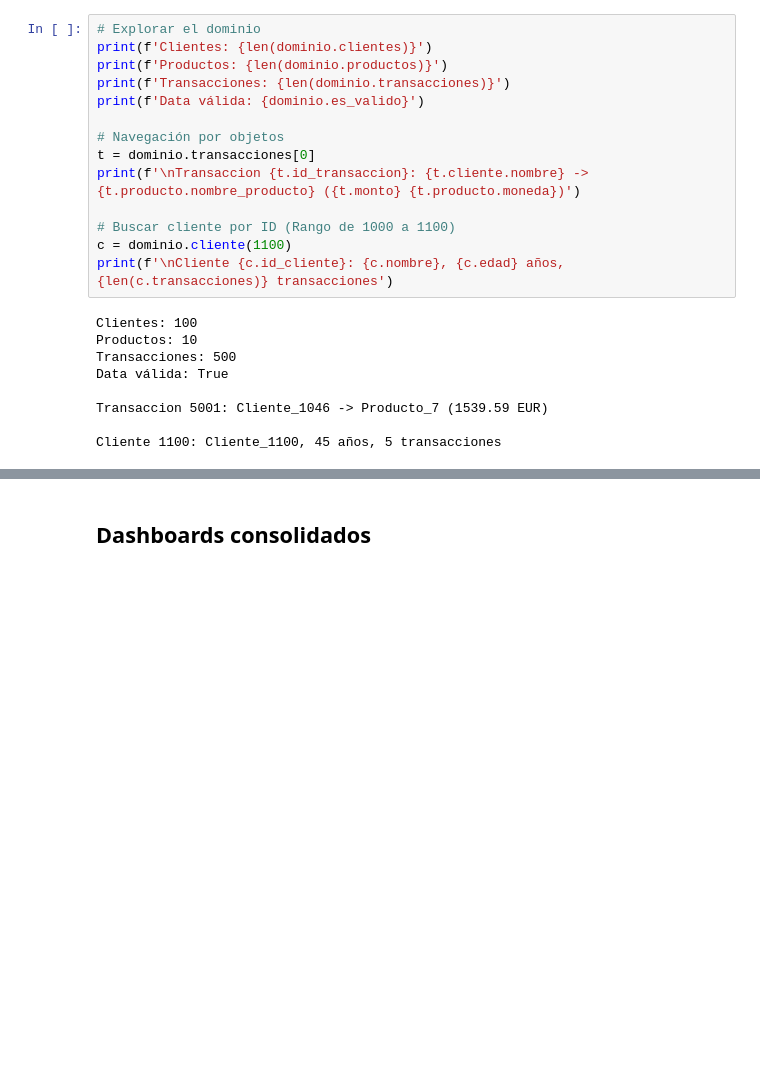
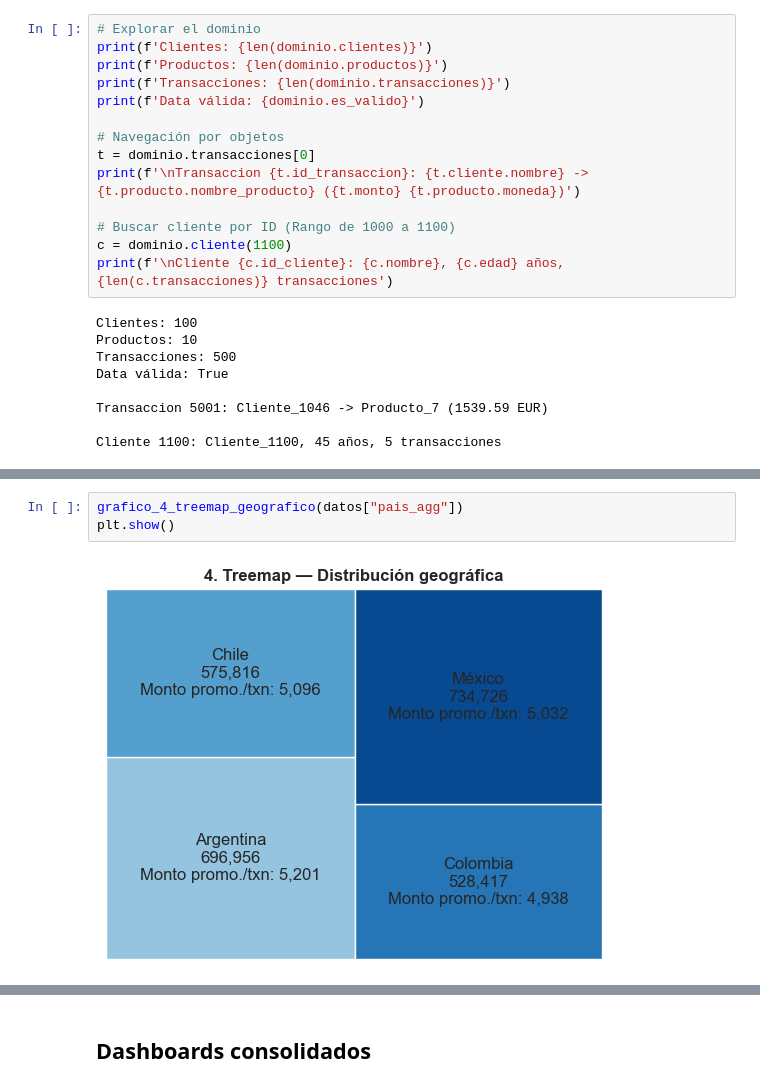
Before and after one commit to FranJCastilloC/Prueba-Tecnica-Popular, a Jupyter notebook: ide.ipynb, the cells around one changed output, grey strips where cells are left out. Drawn from its saved outputs; the diff is of its cells as text; blank space fills up the shorter version.

```diff
--- a/ide.ipynb
+++ b/ide.ipynb
@@ -95,0 +148,5 @@ Análisis de transacciones financieras. Cada gráfico responde una pregunta conc
+# %%
+grafico_4_treemap_geografico(datos["pais_agg"])
+plt.show()
+# %% [output]
+[figure, added]
```
Also changed, not shown: parts of 25 cells of this notebook.
